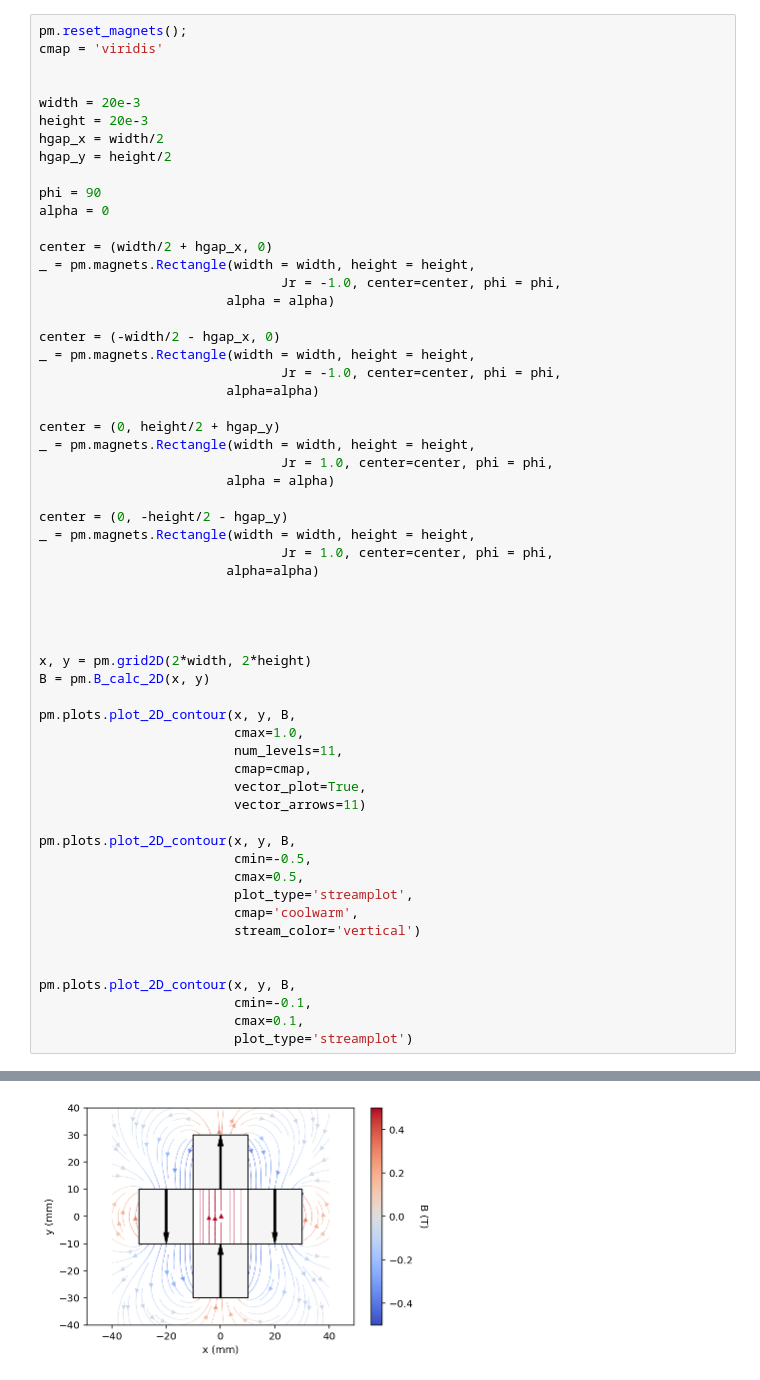
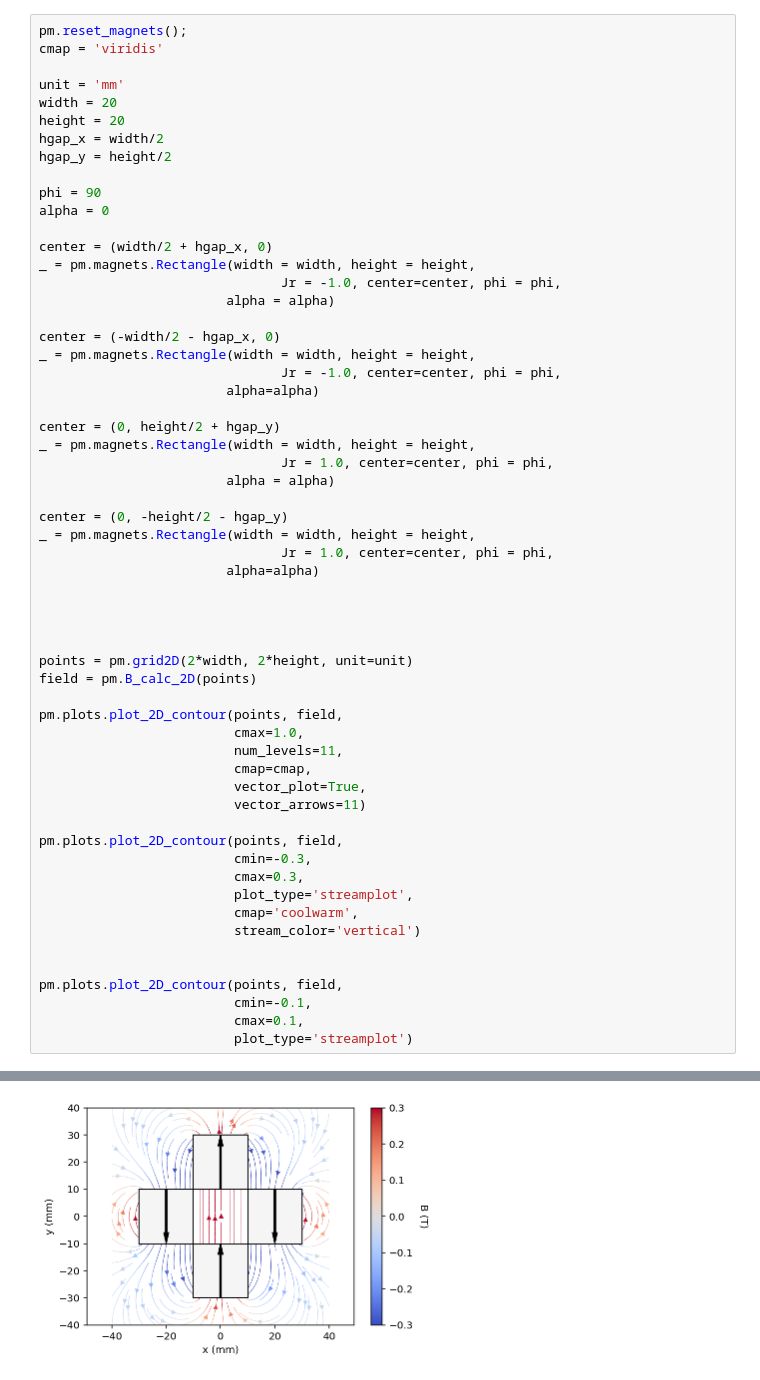
Before and after one commit to pdunne/pymagnet, a Jupyter notebook: examples/Misc Examples.ipynb, the cells around one changed output, grey strips where cells are left out. Drawn from its saved outputs; the diff is of its cells as text.

```diff
--- a/examples/Misc Examples.ipynb
+++ b/examples/Misc Examples.ipynb
@@ -285,9 +269,9 @@ pm.plots.plot_2D_contour(x, y, B, plot_type="streamplot")
 pm.reset_magnets();
 cmap = 'viridis'
 
-
-width = 20e-3
-height = 20e-3
+unit = 'mm'
+width = 20
+height = 20
 hgap_x = width/2
 hgap_y = height/2
 
@@ -307,38 +291,38 @@ _ = pm.magnets.Rectangle(width = width, height = height,
 center = (0, height/2 + hgap_y)
 _ = pm.magnets.Rectangle(width = width, height = height,
                                Jr = 1.0, center=center, phi = phi,
                         alpha = alpha)
 
 center = (0, -height/2 - hgap_y)
 _ = pm.magnets.Rectangle(width = width, height = height,
                                Jr = 1.0, center=center, phi = phi,
                         alpha=alpha)
 
 
 
 
-x, y = pm.grid2D(2*width, 2*height)
-B = pm.B_calc_2D(x, y)
+points = pm.grid2D(2*width, 2*height, unit=unit)
+field = pm.B_calc_2D(points)
 
-pm.plots.plot_2D_contour(x, y, B,
+pm.plots.plot_2D_contour(points, field,
                          cmax=1.0,
                          num_levels=11,
                          cmap=cmap,
                          vector_plot=True,
                          vector_arrows=11)
 
-pm.plots.plot_2D_contour(x, y, B,
-                         cmin=-0.5,
-                         cmax=0.5,
+pm.plots.plot_2D_contour(points, field,
+                         cmin=-0.3,
+                         cmax=0.3,
                          plot_type='streamplot',
                          cmap='coolwarm',
                          stream_color='vertical')
 
 
-pm.plots.plot_2D_contour(x, y, B,
+pm.plots.plot_2D_contour(points, field,
                          cmin=-0.1,
                          cmax=0.1,
                          plot_type='streamplot')
 # %% [output]
 [figure]
-[figure, old version]
+[figure, new version]
```
Also changed, not shown: parts of 20 cells of this notebook, 23 other files.
